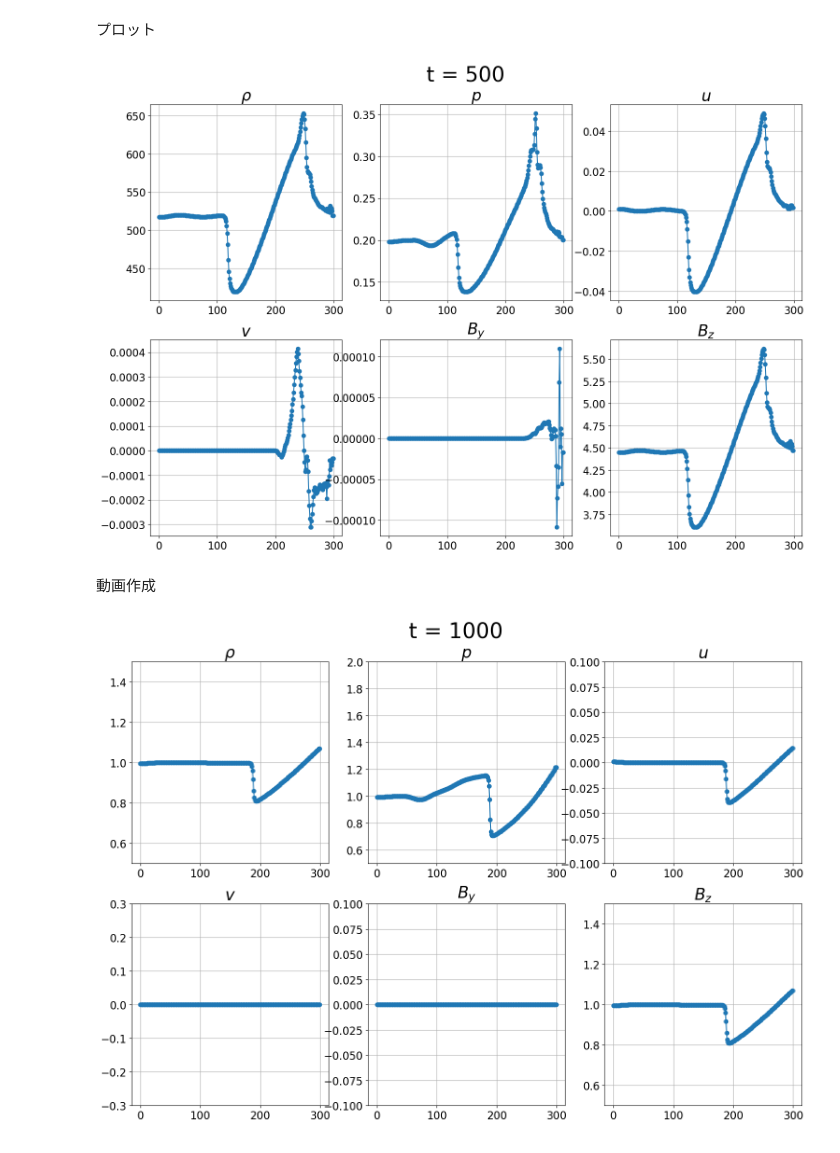
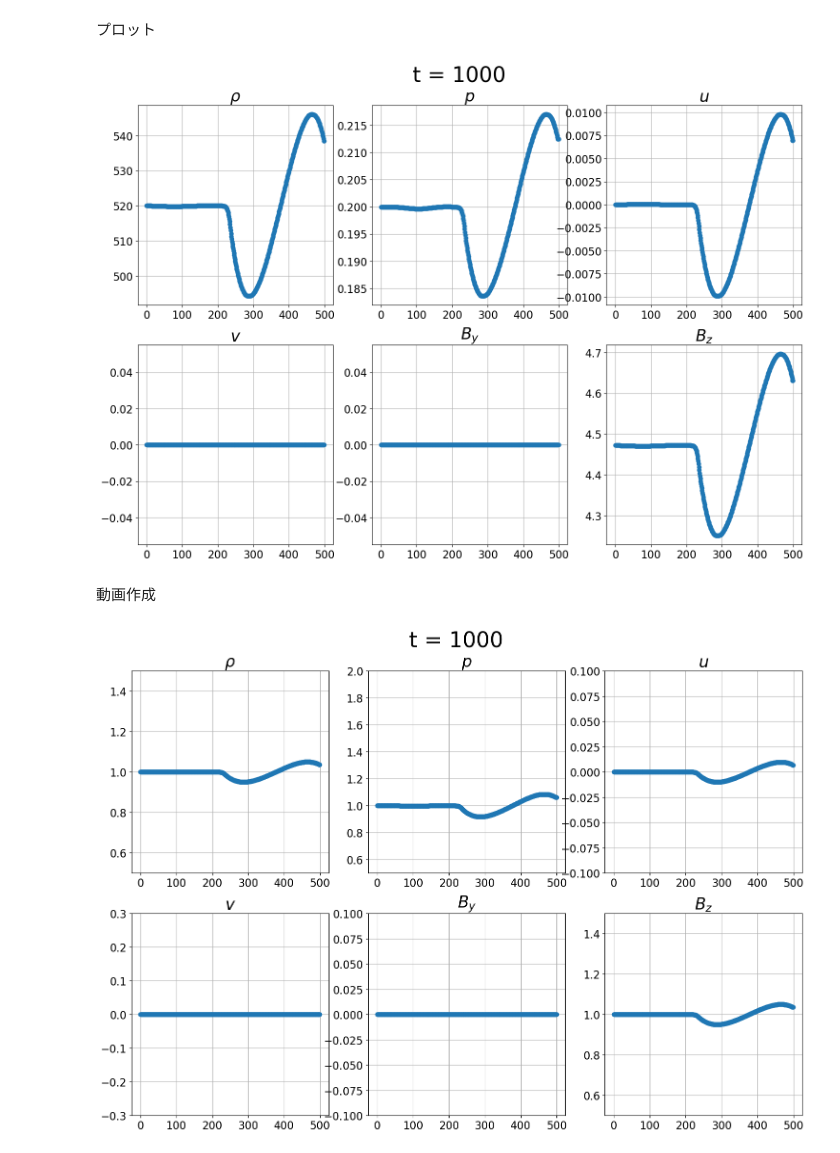
Before and after one commit to keita-akutagawa/MHD-PIC, a Jupyter notebook: 1D/Alfven_MHD.ipynb, the cells around one changed output. Drawn from its saved outputs; the diff is of its cells as text; code cells hidden in the pictures.

```diff
--- a/1D/Alfven_MHD.ipynb
+++ b/1D/Alfven_MHD.ipynb
@@ -90,7 +90,7 @@ VA_mhd = B0_mhd / np.sqrt(rho0_mhd)
 Cf_mhd = np.sqrt((B0_mhd**2 + 2.0 * p0_mhd) / rho0_mhd)
 dx_mhd = dx_pic
 
-nx_mhd = 300
+nx_mhd = 500
 x_min_mhd = 1e-10
 x_max_mhd = nx_mhd * dx_mhd - 1e-10
 dt_mhd = 0.0
@@ -98,20 +98,20 @@ CFL = 0.2
 x_coordinate_mhd = np.arange(x_min_mhd, x_max_mhd, dx_mhd)
 
 startpoint = 40
-lambda_mhd = 150.0
+lambda_mhd = 300.0
 kx_mhd = 2.0 * np.pi / lambda_mhd
 x_coordinate_mhd_perturbation = np.arange(x_min_mhd, lambda_mhd * dx_mhd, dx_mhd)
 perturbation_sin = np.zeros(x_coordinate_mhd.shape)
 perturbation_sin[startpoint:startpoint+x_coordinate_mhd_perturbation.shape[0]] = -np.sin(kx_mhd * x_coordinate_mhd_perturbation)
 U1 = np.zeros([8, nx_mhd])
-rho_init = rho0_mhd * (1.0 + 0.2 * perturbation_sin)
-u_init = 0.2 * Cf_mhd * perturbation_sin
+rho_init = rho0_mhd * (1.0 + 0.05 * perturbation_sin)
+u_init = 0.05 * Cf_mhd * perturbation_sin
 v_init = 0.0
 w_init = 0.0
 Bx_init = 0.0
 By_init = 0.0
-Bz_init = B0_mhd * (1.0 + 0.2 * perturbation_sin)
-p_init = p0_mhd * (1.0 + gamma_mhd * 0.2 * perturbation_sin)
+Bz_init = B0_mhd * (1.0 + 0.05 * perturbation_sin)
+p_init = p0_mhd * (1.0 + gamma_mhd * 0.05 * perturbation_sin)
 U1[0, :] = rho_init
 U1[1, :] = rho_init * u_init
 U1[2, :] = rho_init * v_init
@@ -288,7 +288,7 @@ plt.suptitle(f"t = {k}", y=0.95, fontsize=32)
 
 plt.show()
 # %% [output]
-[figure, old version]
+[figure, new version]
 # %% [markdown]
 動画作成
 # %%
@@ -302,7 +302,7 @@ ax6 = fig.add_subplot(236)
 
 filename = "Alfven_MHD.mp4"
 
-interval = 5
+interval = 10
 for i in range(0, steps+1, interval):
     ax1.clear()
     ax2.clear()
@@ -345,31 +345,31 @@ for i in range(0, steps+1, interval):
     ax1.tick_params(labelsize=16)
     ax2.tick_params(labelsize=16)
     ax3.tick_params(labelsize=16)
     ax4.tick_params(labelsize=16)
     ax5.tick_params(labelsize=16)
     ax6.tick_params(labelsize=16)
     ax1.grid()
     ax2.grid()
     ax3.grid()
     ax4.grid()
     ax5.grid()
     ax6.grid()
 
     plt.suptitle(f"t = {i}", y=0.95, fontsize=32)
 
     fig.savefig(f'./pictures/{i}.png', dpi=200)
 
 
 img = cv2.imread(f'./pictures/0.png')
 framesize = (img.shape[1], img.shape[0])
 fps = 5.0
 
 fourcc = cv2.VideoWriter_fourcc('m','p','4','v')
 video  = cv2.VideoWriter(filename=filename, fourcc=fourcc, fps=fps, frameSize=framesize)
 
 for i in range(0, steps, interval):
     img = cv2.imread(f'./pictures/{i}.png')
     video.write(img)
 video.release()
 # %% [output]
-[figure, old version]
+[figure, new version]
```
Also changed, not shown: parts of 3 cells of this notebook, 2 other files.
